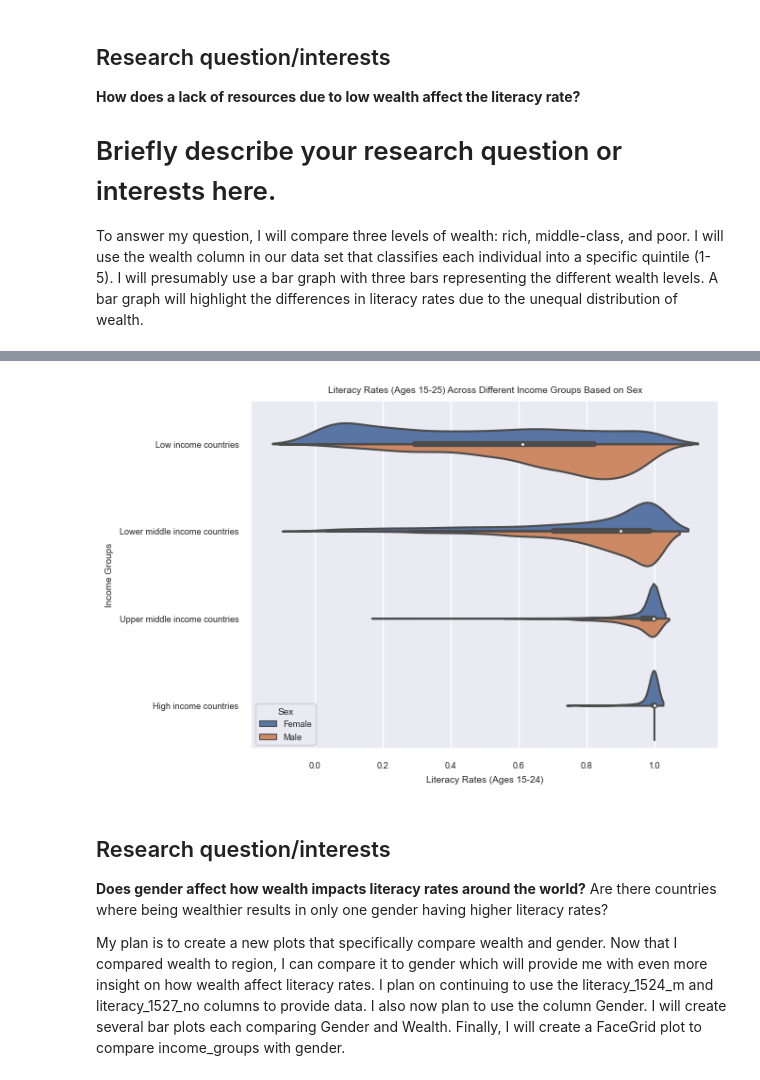
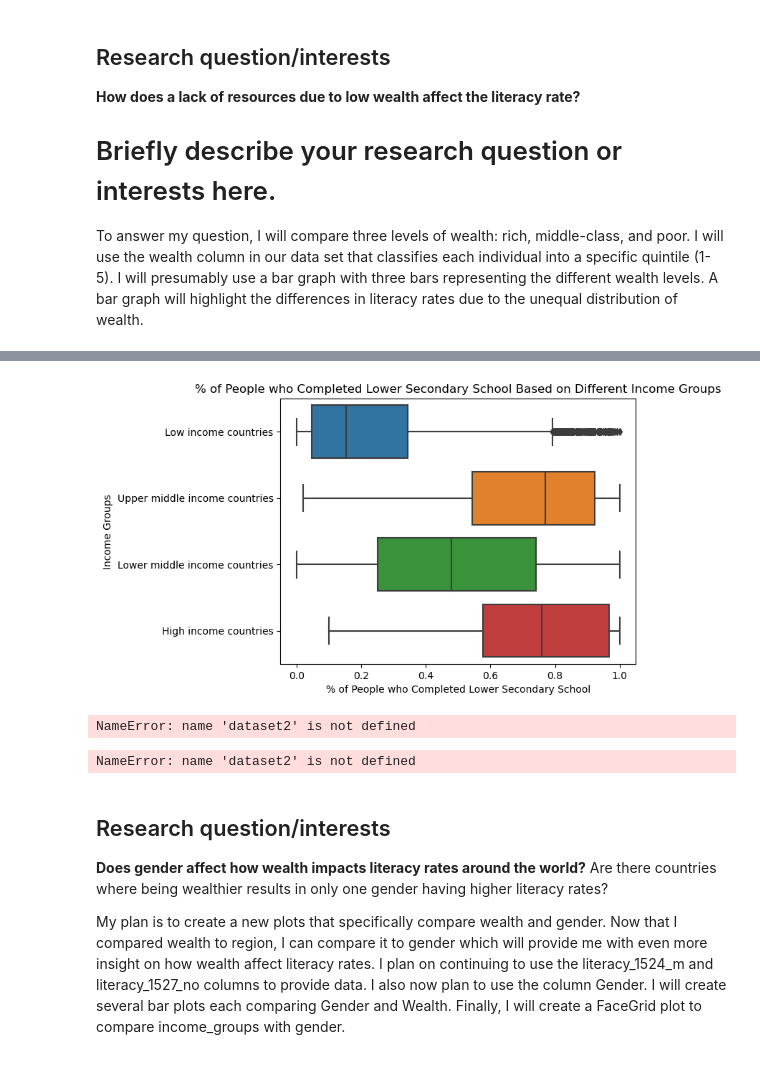
Before and after one commit to ubco-W2022T2-data301/project-group-group18, a Jupyter notebook: analysis/analysis2.ipynb, the cells around one changed output, grey strips where cells are left out. Drawn from its saved outputs; the diff is of its cells as text; code cells hidden in the pictures.

```diff
--- a/analysis/analysis2.ipynb
+++ b/analysis/analysis2.ipynb
@@ -76,7 +29,16 @@ plot4 = sns.boxplot(data=dataset2, y="income_group", x="comp_prim_v2_m").set(tit
+# %%
+pf.boxplot_LoSec(dataset)
+# %% [output]
+[figure, added]
+# %%
+pf.boxplot_Pri(dataset)
+# %% [output]
+NameError: name 'dataset2' is not defined
 # %%
-plot5 = sns.violinplot(data=dataset2, x="literacy_1524_m", y="income_group", hue="Sex", split=True).set(title = "Literacy Rates (Ages 15-25) Across Different Income Groups Based on Sex", xlabel = "Literacy Rates (Ages 15-24)", ylabel = "Income Groups")
+pf.violinplot(dataset)
+#plot5 = sns.violinplot(data=dataset2, x="literacy_1524_m", y="income_group", hue="Sex", split=True).set(title = "Literacy Rates (Ages 15-25) Across Different Income Groups Based on Sex", xlabel = "Literacy Rates (Ages 15-24)", ylabel = "Income Groups")
 # %% [output]
-[figure, removed]
+NameError: name 'dataset2' is not defined
 # %% [markdown]
 ## Research question/interests
 **Does gender affect how wealth impacts literacy rates around the world?**
```
Also changed, not shown: parts of 10 cells of this notebook, 1 other file.
